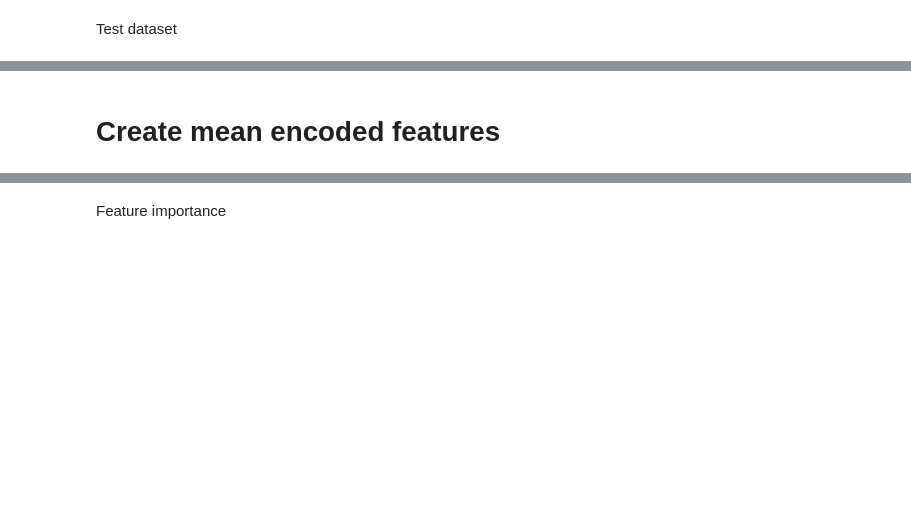
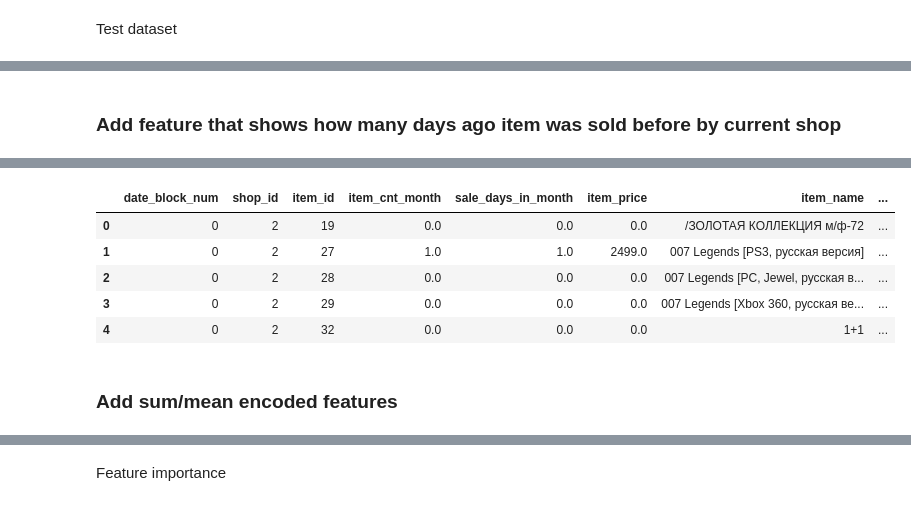
Before and after one commit to beatwad/predict_future_sales, a Jupyter notebook: Pred_Fut_Sales.ipynb, the cells around one changed output, grey strips where cells are left out. Saved outputs shown, nothing was run; the diff lists cells and outputs as text; code cells hidden in the pictures; blank space fills up the shorter version.

```diff
--- a/Pred_Fut_Sales.ipynb
+++ b/Pred_Fut_Sales.ipynb
@@ -817,0 +707,41 @@ sales_test2.head()
+# %% [markdown]
+### Add feature that shows how many days ago item was sold before by current shop
+# %%
+%%time
+from tqdm.auto import tqdm
+
+# Create new `pandas` methods which use `tqdm` progress
+# (can use tqdm_gui, optional kwargs, etc.)
+tqdm.pandas()
+
+# dictionary for storing of the last date_block for current item in current shop
+ids_dict = dict()
+
+def get_prev_sales(row):
+    shop_id, item_id, item_cnt_month, last_day, days_in_month = row.shop_id, row.item_id, row.item_cnt_month, row.last_day, row.days_in_month
+    if (shop_id, item_id) in ids_dict:
+        res = ids_dict[(shop_id, item_id)]
+        if item_cnt_month != 0:
+            ids_dict[(shop_id, item_id)] = days_in_month - last_day + 1
+        else:
+            ids_dict[(shop_id, item_id)] += days_in_month
+    else:
+        res = 0
+        ids_dict[(shop_id, item_id)] = days_in_month - last_day + 1
+    return res
+
+
+sales_train2['last_saled_days_ago'] = sales_train2.progress_apply(get_prev_sales, axis=1)
+sales_train2.drop(['first_day', 'last_day'], axis=1, inplace=True)
+
+sales_test2['item_cnt_month'] = 0
+sales_test2['last_day'] = 0
+sales_test2['last_saled_days_ago'] = sales_test2.progress_apply(get_prev_sales, axis=1)
+sales_test2.drop(['item_cnt_month', 'last_day'], axis=1, inplace=True)
+
+# save files
+sales_train2.to_hdf('sales_train2', key='df')
+sales_test2.to_hdf('sales_test2', key='df')
+
+sales_train2.head()
+# %% [output]
@@ -818,3 +750,9 @@ sales_test2.head()
+|  | date_block_num | shop_id | item_id | item_cnt_month | sale_days_in_month | item_price | item_name | ... |
+| 0 | 0 | 2 | 19 | 0.0 | 0.0 | 0.0 | /ЗОЛОТАЯ КОЛЛЕКЦИЯ м/ф-72 | ... |
+| 1 | 0 | 2 | 27 | 1.0 | 1.0 | 2499.0 | 007 Legends [PS3, русская версия] | ... |
+| 2 | 0 | 2 | 28 | 0.0 | 0.0 | 0.0 | 007 Legends [PС, Jewel, русская в... | ... |
+| 3 | 0 | 2 | 29 | 0.0 | 0.0 | 0.0 | 007 Legends [Xbox 360, русская ве... | ... |
+| 4 | 0 | 2 | 32 | 0.0 | 0.0 | 0.0 | 1+1 | ... |
 # %% [markdown]
-# Create mean encoded features
+### Add sum/mean encoded features
 # %%
```
Also changed, not shown: parts of 120 cells of this notebook.
